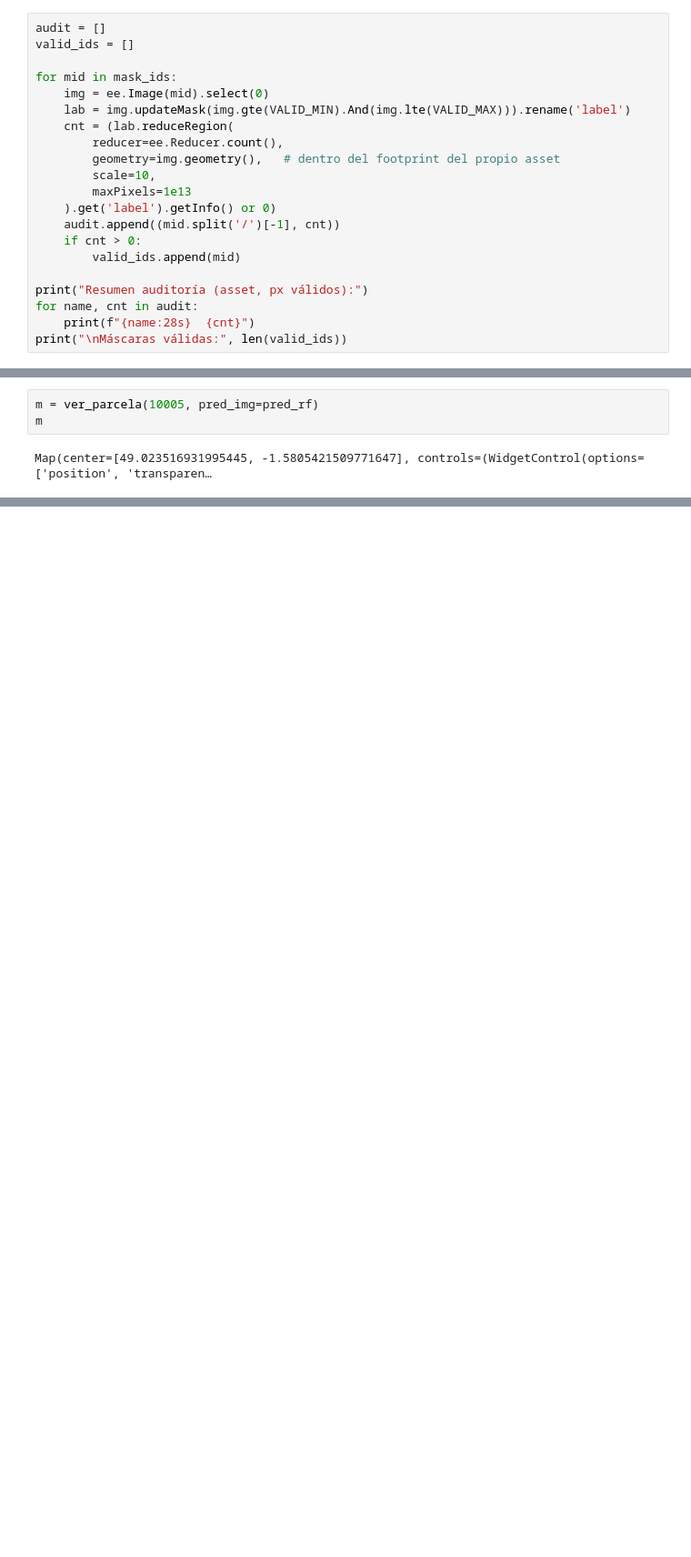
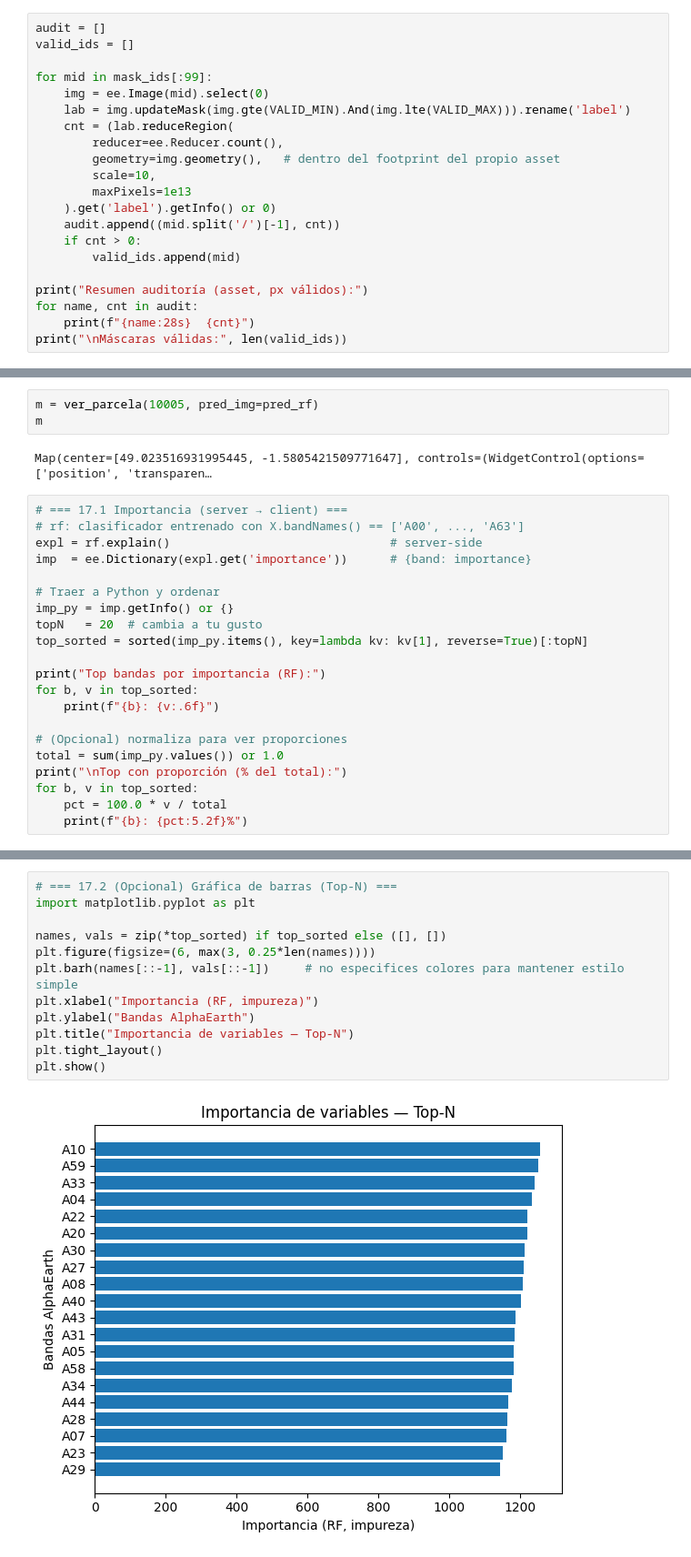
Before and after one commit to LuisAngelFonseca-IMT/MNA_Proyectos_Cultivos, a Jupyter notebook: Avance 3. Baseline.ipynb, the cells around one changed output, grey strips where cells are left out. Shown at 91% size. Saved outputs shown, nothing was run; the diff lists cells and outputs as text; blank space fills up the shorter version.

```diff
--- a/Avance 3. Baseline.ipynb
+++ b/Avance 3. Baseline.ipynb
@@ -214,7 +228,7 @@ Al final imprime un resumen `(asset, px válidos)` y el total de **máscaras vá
 audit = []
 valid_ids = []
 
-for mid in mask_ids:
+for mid in mask_ids[:99]:
     img = ee.Image(mid).select(0)
     lab = img.updateMask(img.gte(VALID_MIN).And(img.lte(VALID_MAX))).rename('label')
     cnt = (lab.reduceRegion(
@@ -1113,3 +1174,24 @@ m = ver_parcela(10005, pred_img=pred_rf)
 m
 # %% [output]
 Map(center=[49.023516931995445, -1.5805421509771647], controls=(WidgetControl(options=['position', 'transparen…
+# %%
+# === 17.1 Importancia (server → client) ===
+# rf: clasificador entrenado con X.bandNames() == ['A00', ..., 'A63']
+expl = rf.explain()                               # server-side
+imp  = ee.Dictionary(expl.get('importance'))      # {band: importance}
+
+# Traer a Python y ordenar
+imp_py = imp.getInfo() or {}
+topN   = 20  # cambia a tu gusto
+top_sorted = sorted(imp_py.items(), key=lambda kv: kv[1], reverse=True)[:topN]
+
+print("Top bandas por importancia (RF):")
+for b, v in top_sorted:
+    print(f"{b}: {v:.6f}")
+
+# (Opcional) normaliza para ver proporciones
+total = sum(imp_py.values()) or 1.0
+print("\nTop con proporción (% del total):")
+for b, v in top_sorted:
+    pct = 100.0 * v / total
+    print(f"{b}: {pct:5.2f}%")
@@ -1115,0 +1216,14 @@ Map(center=[49.023516931995445, -1.5805421509771647], controls=(WidgetControl(op
+# %%
+# === 17.2 (Opcional) Gráfica de barras (Top-N) ===
+import matplotlib.pyplot as plt
+
+names, vals = zip(*top_sorted) if top_sorted else ([], [])
+plt.figure(figsize=(6, max(3, 0.25*len(names))))
+plt.barh(names[::-1], vals[::-1])     # no especifices colores para mantener estilo simple
+plt.xlabel("Importancia (RF, impureza)")
+plt.ylabel("Bandas AlphaEarth")
+plt.title("Importancia de variables — Top-N")
+plt.tight_layout()
+plt.show()
+# %% [output]
+[figure, added]
```
Also changed, not shown: parts of 18 cells of this notebook, 1 other file.
